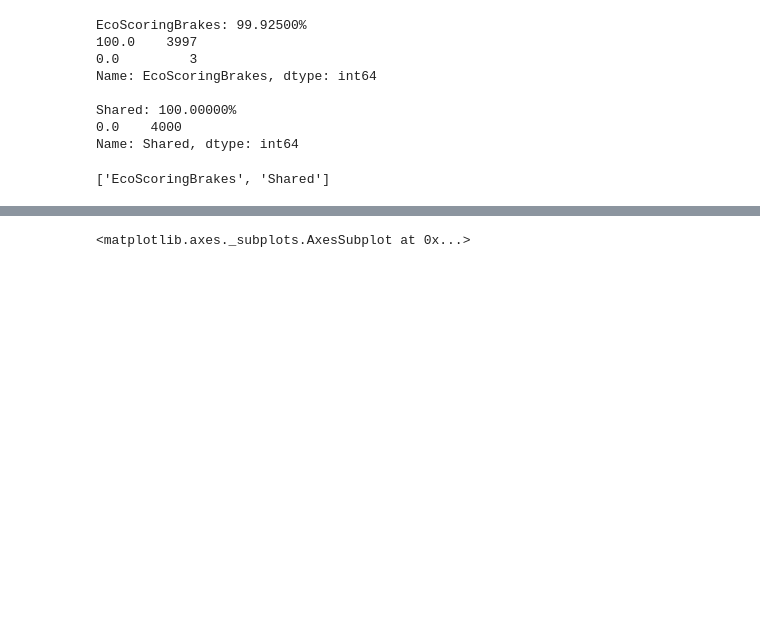
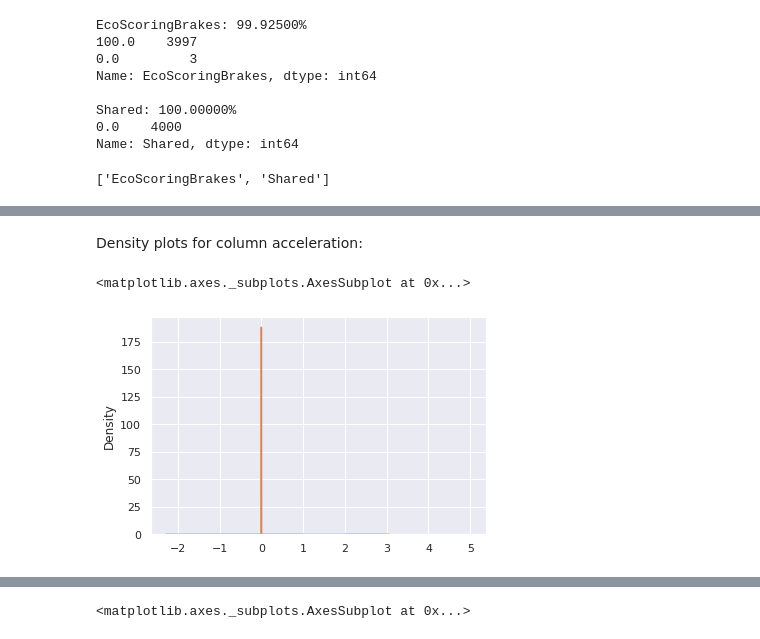
Before and after one commit to Cepera90/test, a Jupyter notebook: test_1_2.ipynb, the cells around one changed output, grey strips where cells are left out. Drawn from its saved outputs; the diff is of its cells as text; code cells hidden in the pictures; blank space fills up the shorter version.

```diff
--- a/test_1_2.ipynb
+++ b/test_1_2.ipynb
@@ -118,0 +220,8 @@ TP_OS = pd.merge(TP, ID_OS, on='IncomingTrackId')
+# %% [markdown]
+Density plots for column acceleration:
+# %%
+ax = TP_OS[TP_OS['os_version'] == 'iOS']['Acceleration'].plot.hist(density=True, bins=range(1,6))
+TP_OS[TP_OS['os_version'] == 'iOS']['Acceleration'].plot.density(ax=ax)
+# %% [output]
+<matplotlib.axes._subplots.AxesSubplot at 0x...>
+[figure, added]
```
Also changed, not shown: parts of 23 cells of this notebook.
